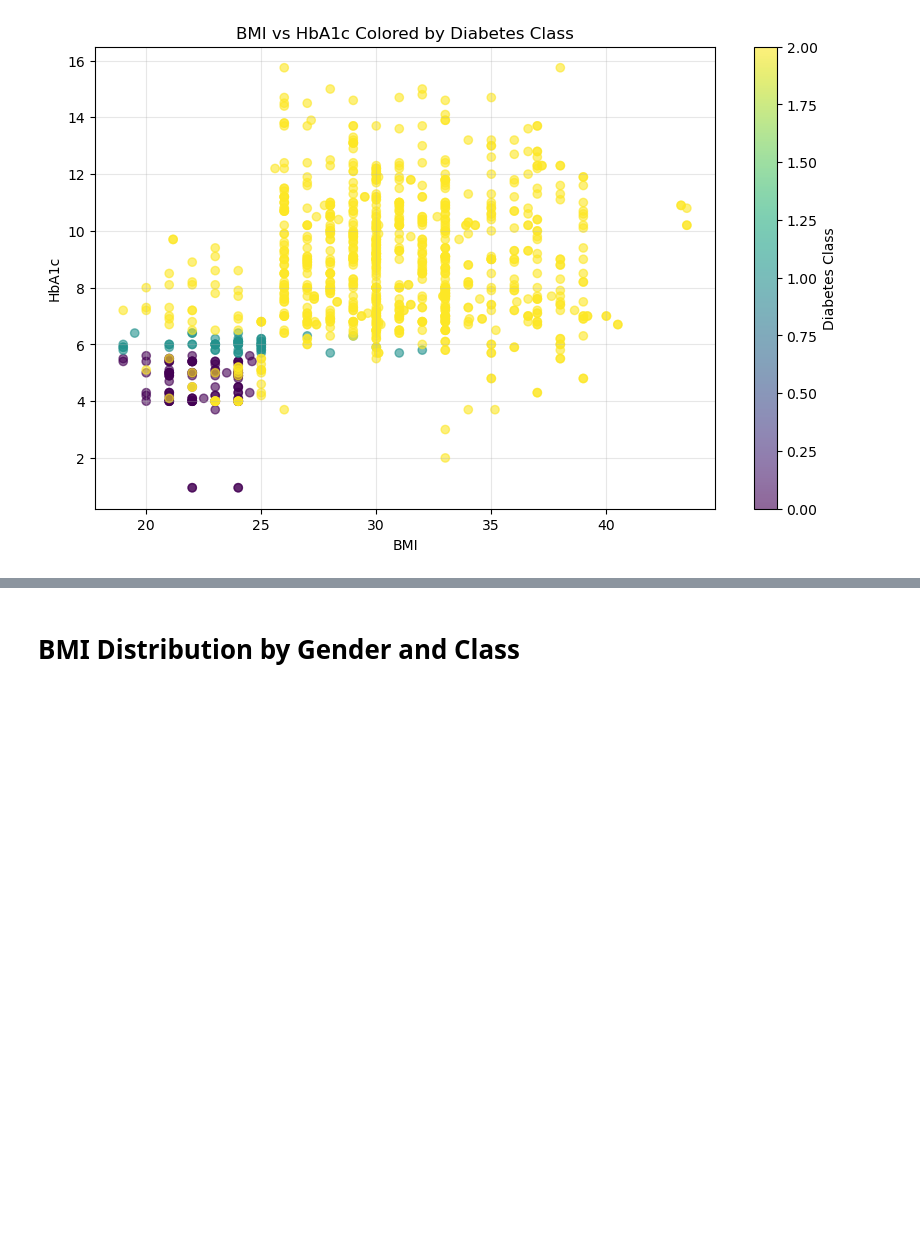
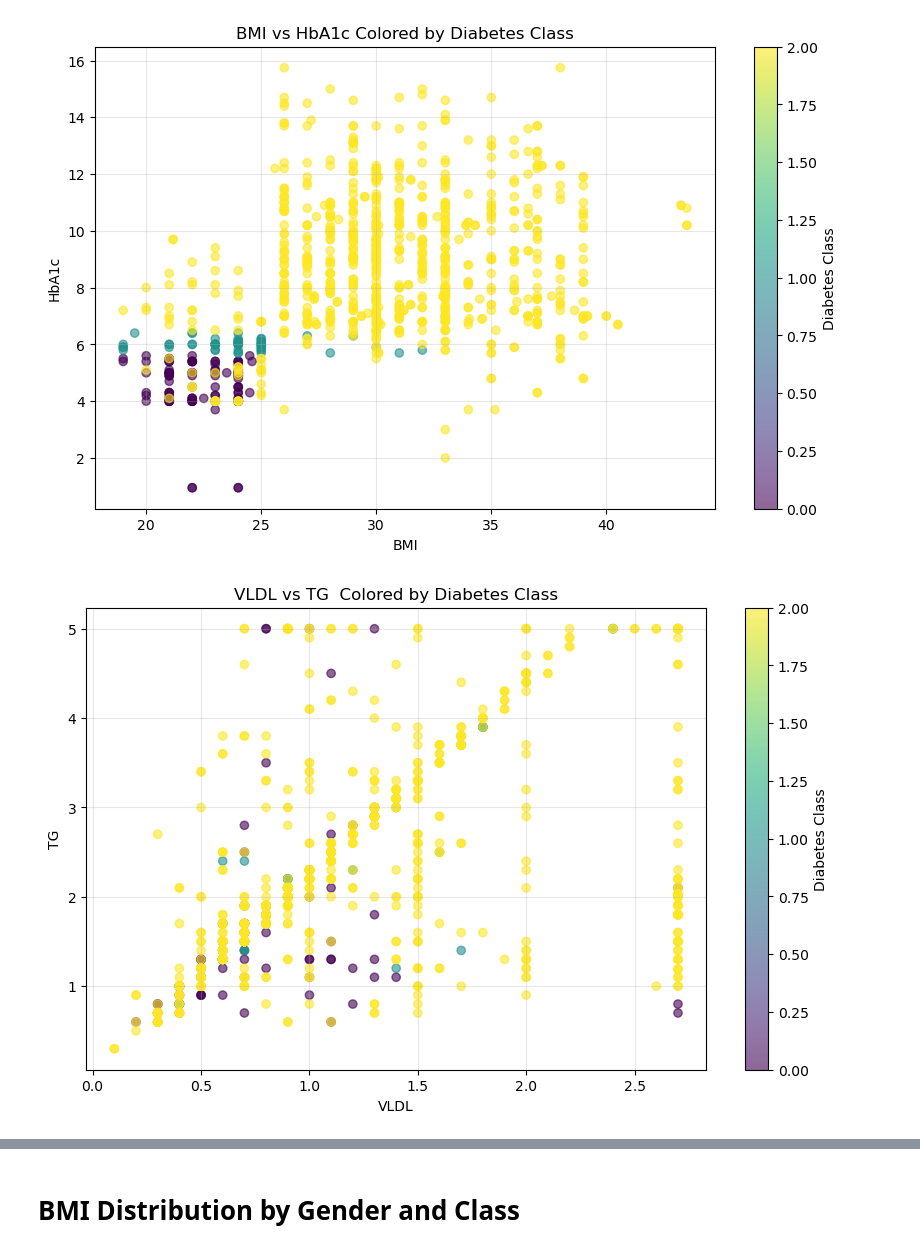
Before and after one commit to abdelrhmanaj/Data_Mining_Project, a Jupyter notebook: Phase_1.ipynb, the cells around one changed output, grey strips where cells are left out. Cells and saved outputs as stored; diff of their text form; code cells hidden in the pictures; blank space fills up the shorter version.

```diff
--- a/Phase_1.ipynb
+++ b/Phase_1.ipynb
@@ -246,3 +246,14 @@ plt.grid(True, alpha=0.3)
 plt.show()
 # %% [output]
 [figure]
+# %%
+plt.figure(figsize=(10, 6))
+scatter = plt.scatter(db['VLDL'], db['TG'], c=db['CLASS'], cmap='viridis', alpha=0.6)
+plt.colorbar(scatter, label='Diabetes Class')
+plt.xlabel('VLDL')
+plt.ylabel('TG')
+plt.title('VLDL vs TG  Colored by Diabetes Class')
+plt.grid(True, alpha=0.3)
+plt.show()
+# %% [output]
+[figure, added]
```
Also changed, not shown: parts of 6 cells of this notebook, 4 other files.
